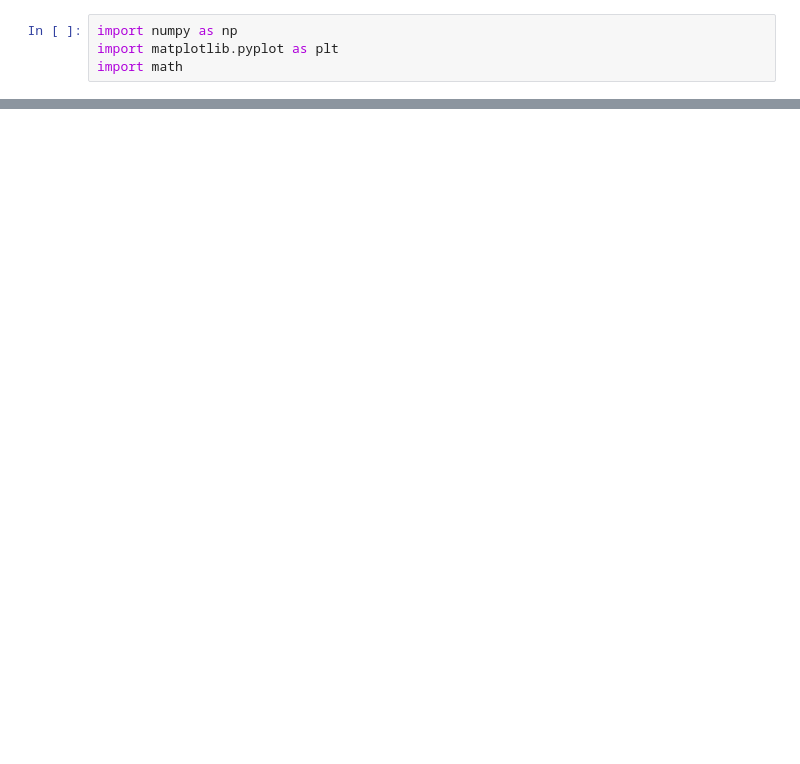
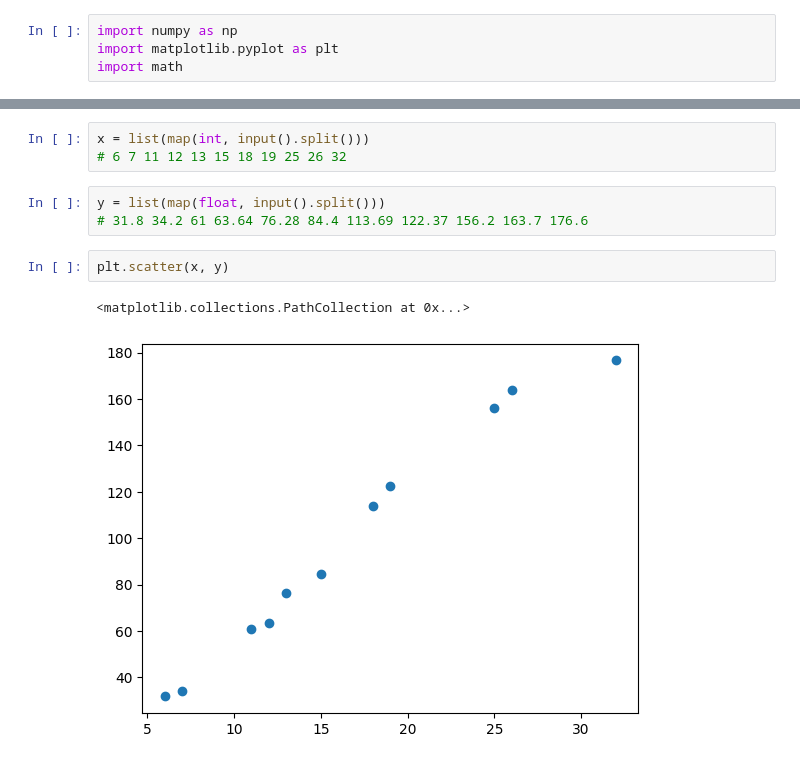
Before and after one commit to hichan0310/pythonProject, a Jupyter notebook: asdf.ipynb, the cells around one changed output, grey strips where cells are left out. Drawn from its saved outputs; the diff is of its cells as text; blank space fills up the shorter version.

```diff
--- a/asdf.ipynb
+++ b/asdf.ipynb
@@ -55,0 +67,11 @@ plt.plot(xx, c/(1+math.e**(a*xx+b)))
+# %%
+x = list(map(int, input().split()))
+# 6 7 11 12 13 15 18 19 25 26 32
+# %%
+y = list(map(float, input().split()))
+# 31.8 34.2 61 63.64 76.28 84.4 113.69 122.37 156.2 163.7 176.6
+# %%
+plt.scatter(x, y)
+# %% [output]
+<matplotlib.collections.PathCollection at 0x...>
+[figure, added]
```
Also changed, not shown: parts of 7 cells of this notebook.
